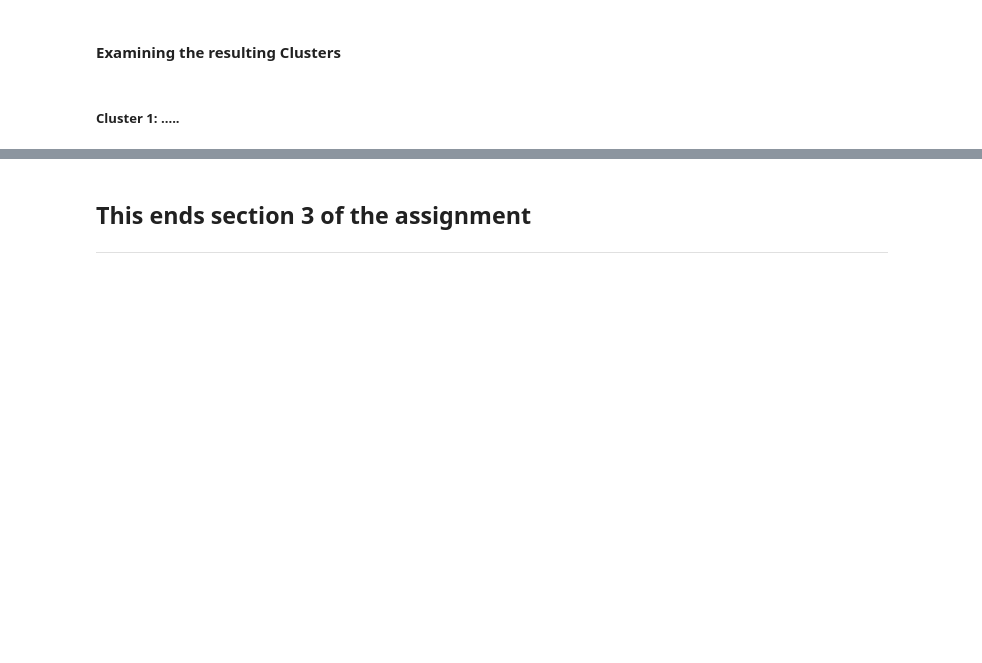
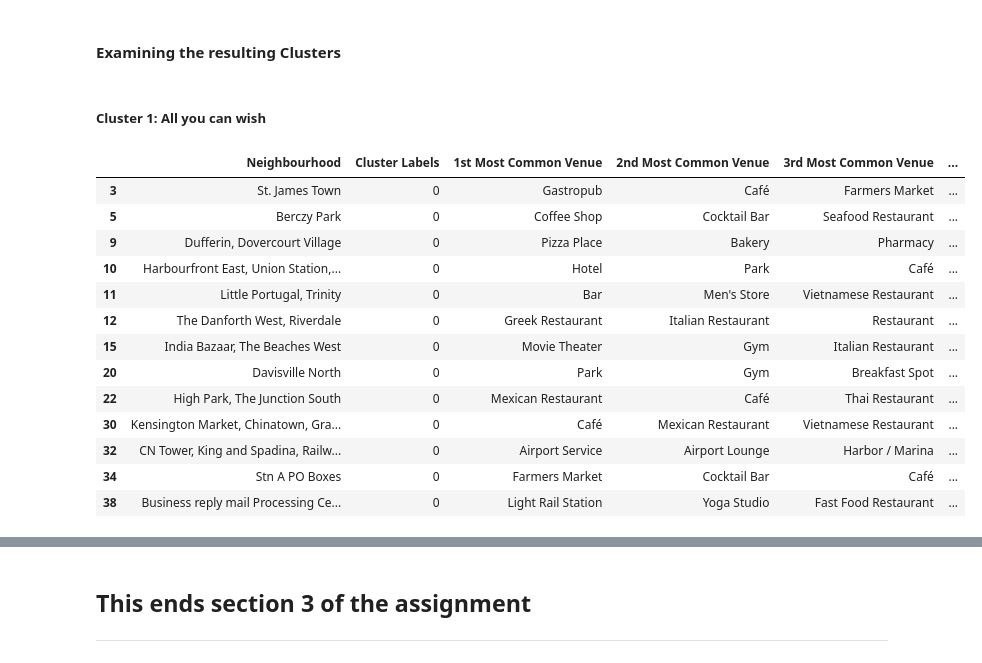
Before and after one commit to federiconoverano/DataScienceCapstone, a Jupyter notebook: Applied Data Science Capstone Week 3.ipynb, the cells around one changed output, grey strips where cells are left out. Cells and saved outputs as stored; diff of their text form; code cells hidden in the pictures; blank space fills up the shorter version.

```diff
--- a/Applied Data Science Capstone Week 3.ipynb
+++ b/Applied Data Science Capstone Week 3.ipynb
@@ -413,7 +516,22 @@ map_clusters
 # %% [markdown]
 #### Examining the resulting Clusters
 # %% [markdown]
-##### Cluster 1: .....
+##### Cluster 1: All you can wish
 # %%
-toronto_merged.loc[toronto_merged['Cluster Labels'] == 0, toronto_merged.columns[[1] + list(range(5, toronto_merged.shape[1]))]]
+toronto_merged.loc[toronto_merged['Cluster Labels'] == 0, toronto_merged.columns[[2] + list(range(5, toronto_merged.shape[1]))]]
+# %% [output]
+|  | Neighbourhood | Cluster Labels | 1st Most Common Venue | 2nd Most Common Venue | 3rd Most Common Venue | ... |
+| 3 | St. James Town | 0 | Gastropub | Café | Farmers Market | ... |
+| 5 | Berczy Park | 0 | Coffee Shop | Cocktail Bar | Seafood Restaurant | ... |
+| 9 | Dufferin, Dovercourt Village | 0 | Pizza Place | Bakery | Pharmacy | ... |
+| 10 | Harbourfront East, Union Station,... | 0 | Hotel | Park | Café | ... |
+| 11 | Little Portugal, Trinity | 0 | Bar | Men's Store | Vietnamese Restaurant | ... |
+| 12 | The Danforth West, Riverdale | 0 | Greek Restaurant | Italian Restaurant | Restaurant | ... |
+| 15 | India Bazaar, The Beaches West | 0 | Movie Theater | Gym | Italian Restaurant | ... |
+| 20 | Davisville North | 0 | Park | Gym | Breakfast Spot | ... |
+| 22 | High Park, The Junction South | 0 | Mexican Restaurant | Café | Thai Restaurant | ... |
+| 30 | Kensington Market, Chinatown, Gra... | 0 | Café | Mexican Restaurant | Vietnamese Restaurant | ... |
+| 32 | CN Tower, King and Spadina, Railw... | 0 | Airport Service | Airport Lounge | Harbor / Marina | ... |
+| 34 | Stn A PO Boxes | 0 | Farmers Market | Cocktail Bar | Café | ... |
+| 38 | Business reply mail Processing Ce... | 0 | Light Rail Station | Yoga Studio | Fast Food Restaurant | ... |
 # %% [markdown]
```
Also changed, not shown: parts of 27 cells of this notebook.
